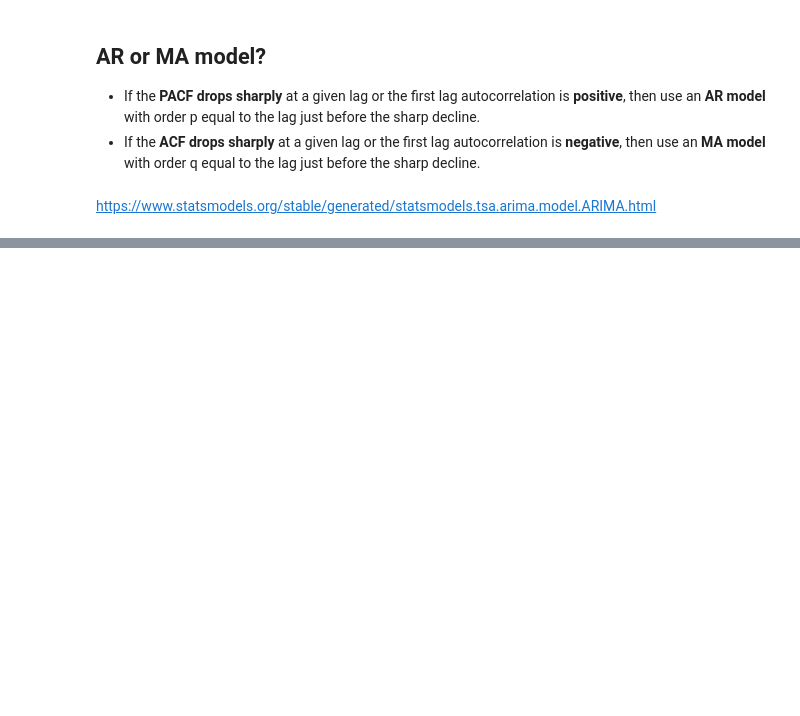
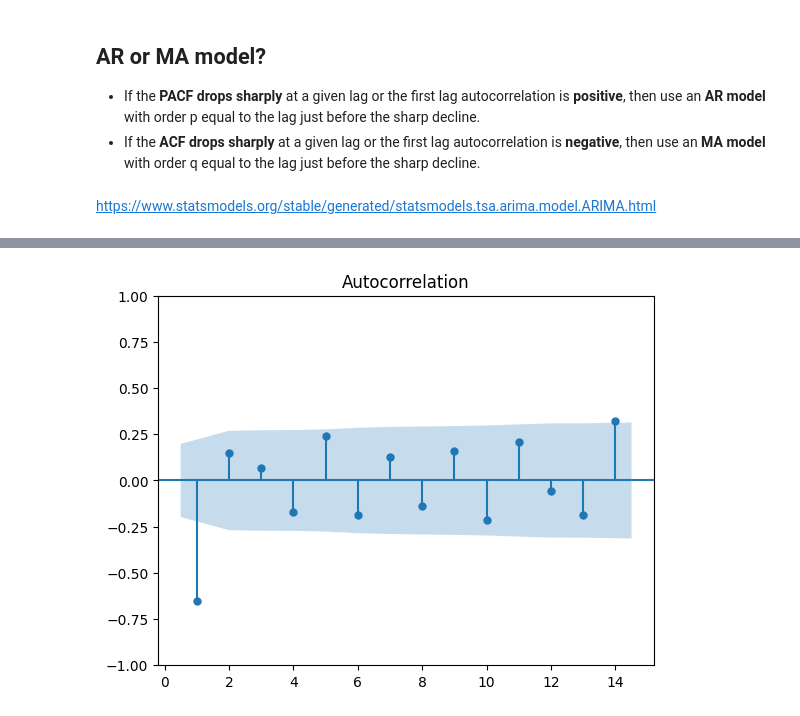
Before and after one commit to MKastek/time-series-notes, a Jupyter notebook: Time_series_anomaly_detection.ipynb, the cells around one changed output, grey strips where cells are left out. Cells and saved outputs as stored; diff of their text form; code cells hidden in the pictures; blank space fills up the shorter version.

```diff
--- a/Time_series_anomaly_detection.ipynb
+++ b/Time_series_anomaly_detection.ipynb
@@ -767,0 +827,7 @@ https://www.statsmodels.org/stable/generated/statsmodels.tsa.arima.model.ARIMA.h
+# %%
+difference = data[:-1] - data[1:]
+difference2 = difference[:-1] - difference[1:]
+# %%
+fig = plot_acf(difference2, lags=range(1,15), alpha=0.05)
+# %% [output]
+[figure, added]
```
Also changed, not shown: parts of 23 cells of this notebook.
